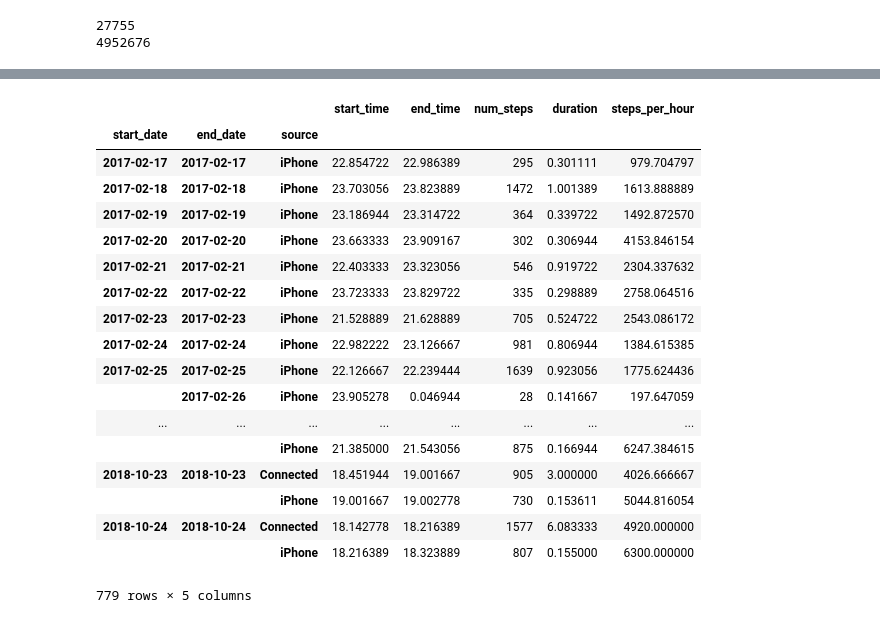
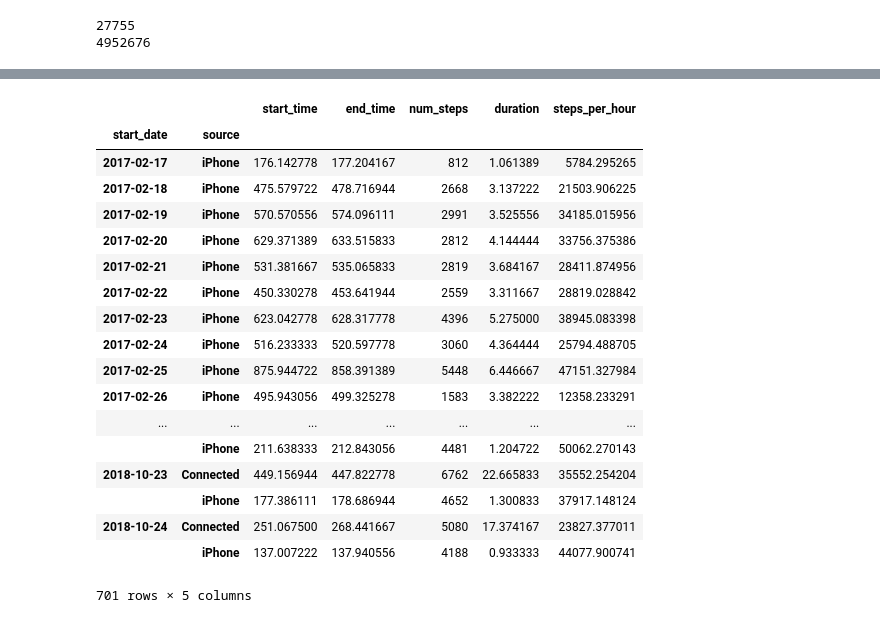
Before and after one commit to Data-is-life/Steps_Analysis, a Jupyter notebook: Steps_analysis.ipynb, the cells around one changed output, grey strips where cells are left out. Drawn from its saved outputs; the diff is of its cells as text; code cells hidden in the pictures.

```diff
--- a/Steps_analysis.ipynb
+++ b/Steps_analysis.ipynb
@@ -67,20 +67,20 @@ print(df.num_steps.sum())
 27755
 4952676
 # %%
-i = 0
-while i < len(df):
-    if (((i in df.index) and (i+1 in df.index)) and (
-            df['source'][i] == df['source'][i+1])) and (
-            df['end_time'][i] == df['start_time'][i+1]):
-        df.loc[i, 'end_time'] = df.loc[(i+1), 'end_time']
-        df.loc[i, 'end_date'] = df.loc[(i+1), 'end_date']
-        df.loc[i, 'num_steps'] += df.loc[(i+1), 'num_steps']
-        df.loc[i, 'duration'] += df.loc[(i+1), 'duration']
-        df.drop(index=(i+1), inplace=True)
-        i += 2
-    else:
-        i += 1
-df.reset_index(inplace=True)
-df.drop(columns=['index'], inplace=True)
-print(len(df))
-print(df.num_steps.sum())
+# i = 0
+# while i < len(df):
+#     if (((i in df.index) and (i+1 in df.index)) and (
+#             df['source'][i] == df['source'][i+1])) and (
+#             df['end_time'][i] == df['start_time'][i+1]):
+#         df.loc[i, 'end_time'] = df.loc[(i+1), 'end_time']
+#         df.loc[i, 'end_date'] = df.loc[(i+1), 'end_date']
+#         df.loc[i, 'num_steps'] += df.loc[(i+1), 'num_steps']
+#         df.loc[i, 'duration'] += df.loc[(i+1), 'duration']
+#         df.drop(index=(i+1), inplace=True)
+#         df.reset_index(inplace=True)
+#         df.drop(columns=['index'], inplace=True)
+#     else:
+#         i += 1
+
+# print(len(df))
+# print(df.num_steps.sum())
@@ -94,11 +91,11 @@ while i < len(df)-1:
             df.start_time[i] <= df.start_time[i+1])) and (
             df.end_time[i] >= df.end_time[i+1]):
         df.drop(index=(i+1), inplace=True)
-        i += 2
+        df.reset_index(inplace=True)
+        df.drop(columns=['index'], inplace=True)
     else:
         i += 1
-df.reset_index(inplace=True)
-df.drop(columns=['index'], inplace=True)
+
 print(len(df))
 print(df.num_steps.sum())
 # %% [output]
@@ -155,24 +172,24 @@ print(df.num_steps.sum())
 # print(len(df))
 # print(df.num_steps.sum())
 # %%
-df.groupby(by=['start_date', 'end_date', 'source']).max()
+df.groupby(by=['start_date', 'source']).sum()
 # %% [output]
-|  |  |  | start_time | end_time | num_steps | duration | steps_per_hour |
-| start_date | end_date | source |  |  |  |  |  |
-| 2017-02-17 | 2017-02-17 | iPhone | 22.854722 | 22.986389 | 295 | 0.301111 | 979.704797 |
-| 2017-02-18 | 2017-02-18 | iPhone | 23.703056 | 23.823889 | 1472 | 1.001389 | 1613.888889 |
-| 2017-02-19 | 2017-02-19 | iPhone | 23.186944 | 23.314722 | 364 | 0.339722 | 1492.872570 |
-| 2017-02-20 | 2017-02-20 | iPhone | 23.663333 | 23.909167 | 302 | 0.306944 | 4153.846154 |
-| 2017-02-21 | 2017-02-21 | iPhone | 22.403333 | 23.323056 | 546 | 0.919722 | 2304.337632 |
-| 2017-02-22 | 2017-02-22 | iPhone | 23.723333 | 23.829722 | 335 | 0.298889 | 2758.064516 |
-| 2017-02-23 | 2017-02-23 | iPhone | 21.528889 | 21.628889 | 705 | 0.524722 | 2543.086172 |
-| 2017-02-24 | 2017-02-24 | iPhone | 22.982222 | 23.126667 | 981 | 0.806944 | 1384.615385 |
-| 2017-02-25 | 2017-02-25 | iPhone | 22.126667 | 22.239444 | 1639 | 0.923056 | 1775.624436 |
-|  | 2017-02-26 | iPhone | 23.905278 | 0.046944 | 28 | 0.141667 | 197.647059 |
-| ... | ... | ... | ... | ... | ... | ... | ... |
-|  |  | iPhone | 21.385000 | 21.543056 | 875 | 0.166944 | 6247.384615 |
-| 2018-10-23 | 2018-10-23 | Connected | 18.451944 | 19.001667 | 905 | 3.000000 | 4026.666667 |
-|  |  | iPhone | 19.001667 | 19.002778 | 730 | 0.153611 | 5044.816054 |
-| 2018-10-24 | 2018-10-24 | Connected | 18.142778 | 18.216389 | 1577 | 6.083333 | 4920.000000 |
-|  |  | iPhone | 18.216389 | 18.323889 | 807 | 0.155000 | 6300.000000 |
+|  |  | start_time | end_time | num_steps | duration | steps_per_hour |
+| start_date | source |  |  |  |  |  |
+| 2017-02-17 | iPhone | 176.142778 | 177.204167 | 812 | 1.061389 | 5784.295265 |
+| 2017-02-18 | iPhone | 475.579722 | 478.716944 | 2668 | 3.137222 | 21503.906225 |
+| 2017-02-19 | iPhone | 570.570556 | 574.096111 | 2991 | 3.525556 | 34185.015956 |
+| 2017-02-20 | iPhone | 629.371389 | 633.515833 | 2812 | 4.144444 | 33756.375386 |
+| 2017-02-21 | iPhone | 531.381667 | 535.065833 | 2819 | 3.684167 | 28411.874956 |
+| 2017-02-22 | iPhone | 450.330278 | 453.641944 | 2559 | 3.311667 | 28819.028842 |
+| 2017-02-23 | iPhone | 623.042778 | 628.317778 | 4396 | 5.275000 | 38945.083398 |
+| 2017-02-24 | iPhone | 516.233333 | 520.597778 | 3060 | 4.364444 | 25794.488705 |
+| 2017-02-25 | iPhone | 875.944722 | 858.391389 | 5448 | 6.446667 | 47151.327984 |
+| 2017-02-26 | iPhone | 495.943056 | 499.325278 | 1583 | 3.382222 | 12358.233291 |
+| ... | ... | ... | ... | ... | ... | ... |
+|  | iPhone | 211.638333 | 212.843056 | 4481 | 1.204722 | 50062.270143 |
+| 2018-10-23 | Connected | 449.156944 | 447.822778 | 6762 | 22.665833 | 35552.254204 |
+|  | iPhone | 177.386111 | 178.686944 | 4652 | 1.300833 | 37917.148124 |
+| 2018-10-24 | Connected | 251.067500 | 268.441667 | 5080 | 17.374167 | 23827.377011 |
+|  | iPhone | 137.007222 | 137.940556 | 4188 | 0.933333 | 44077.900741 |
-779 rows × 5 columns
+701 rows × 5 columns
```
Also changed, not shown: parts of 5 cells of this notebook.
